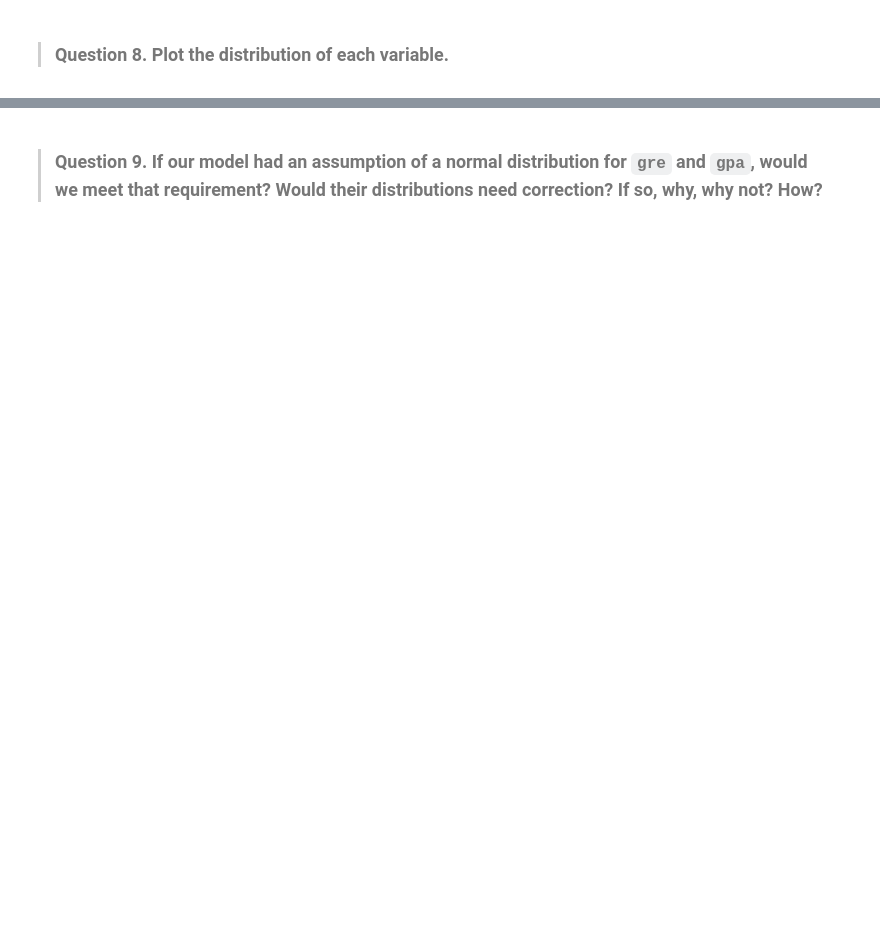
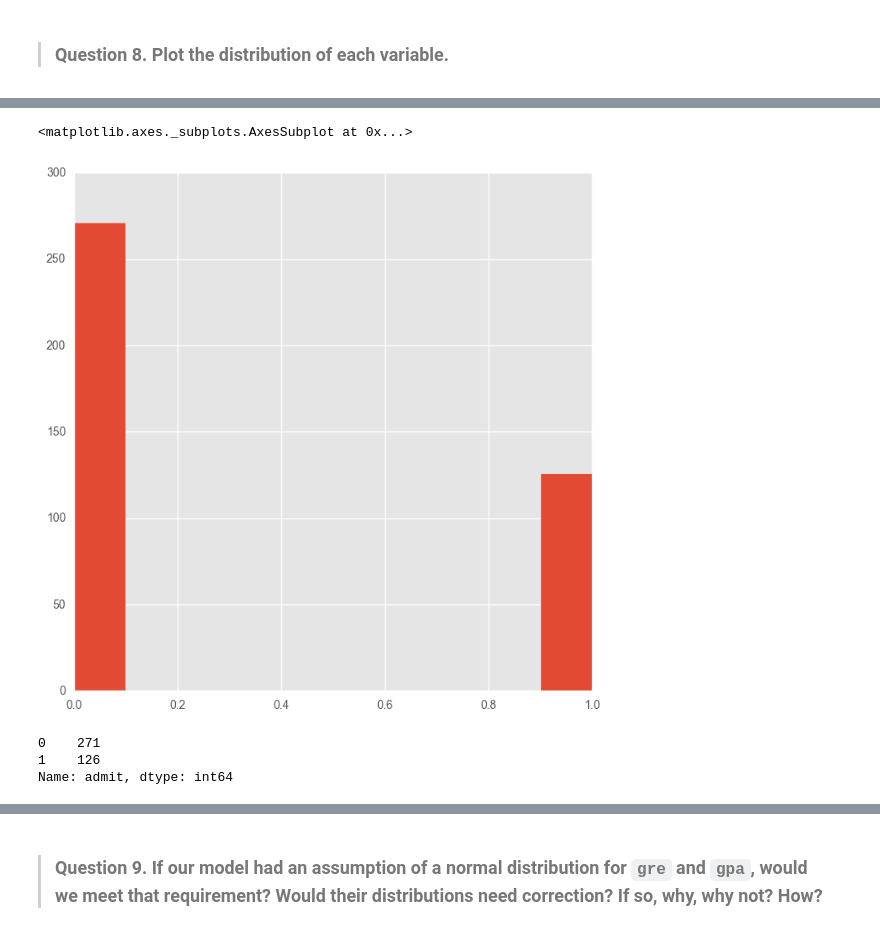
Before and after one commit to ledivan/DS-SF-30, a Jupyter notebook: unit-project/2/unit-project-2-Ivan_LedyashovV3.ipynb, the cells around one changed output, grey strips where cells are left out. Saved outputs shown, nothing was run; the diff lists cells and outputs as text; code cells hidden in the pictures; blank space fills up the shorter version.

```diff
--- a/unit-project/2/unit-project-2-Ivan_LedyashovV3.ipynb
+++ b/unit-project/2/unit-project-2-Ivan_LedyashovV3.ipynb
@@ -67,0 +206,11 @@ Answer:
+# %%
+df.admit.hist(figsize = (8, 8))
+# %% [output]
+<matplotlib.axes._subplots.AxesSubplot at 0x...>
+[figure, added]
+# %%
+df.admit.value_counts(dropna = False).sort_index()
+# %% [output]
+0    271
+1    126
+Name: admit, dtype: int64
```
Also changed, not shown: parts of 49 cells of this notebook.
